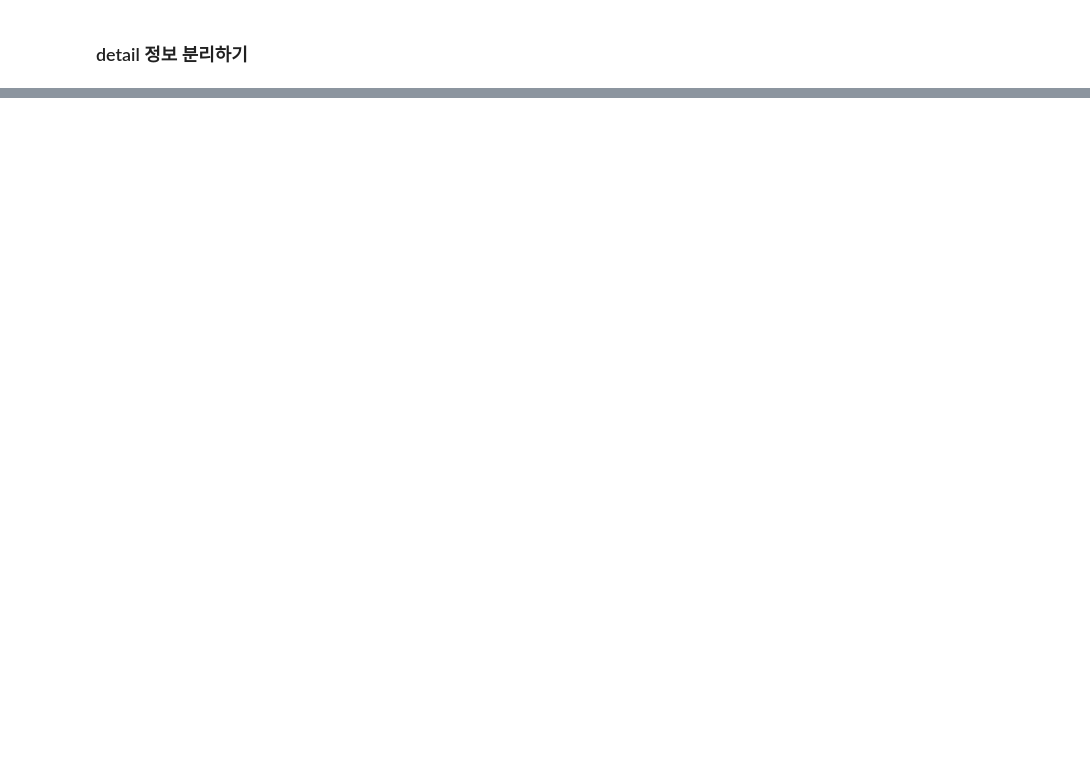
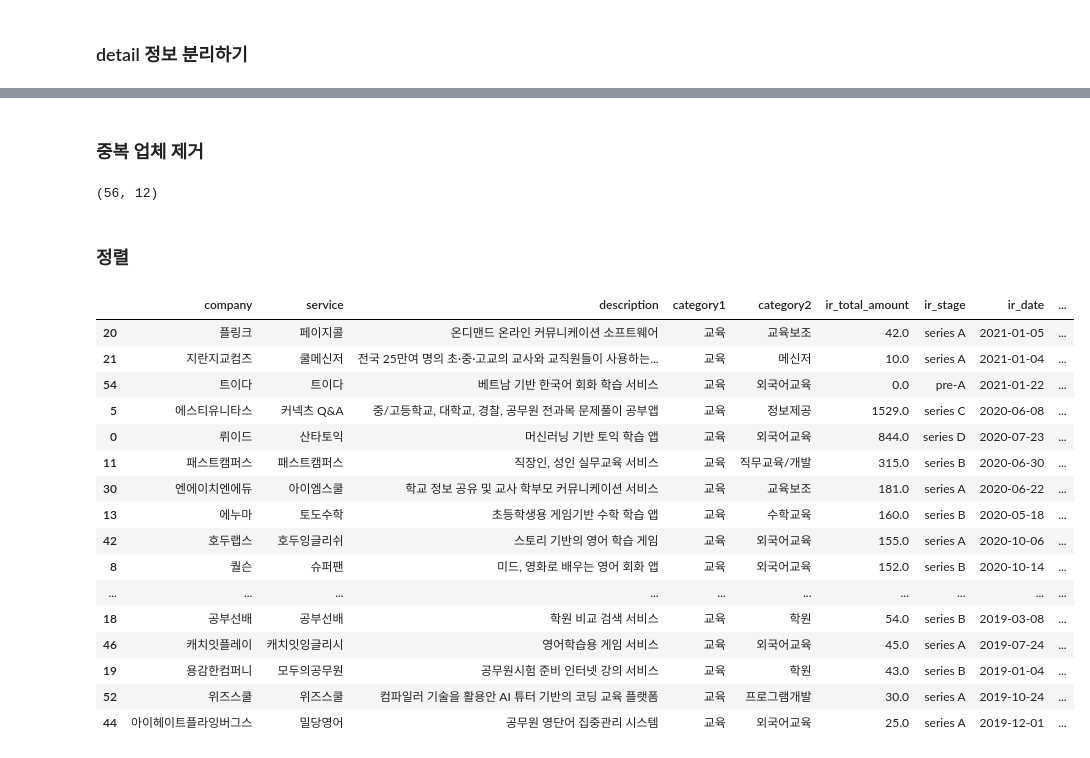
Before and after one commit to JessyMin/webpage_scraping, a Jupyter notebook: 02_theVC/scraping_thevc_byhand.ipynb, the cells around one changed output, grey strips where cells are left out. Drawn from its saved outputs; the diff is of its cells as text; code cells hidden in the pictures; blank space fills up the shorter version.

```diff
--- a/02_theVC/scraping_thevc_byhand.ipynb
+++ b/02_theVC/scraping_thevc_byhand.ipynb
@@ -182,0 +173,13 @@ df.head()
+# %%
+# O천만원 -> 억으로 변환
+
+def transform(amount):
+    if "천만원" in amount:
+        amount = amount.replace("천만원", "")
+        amount = int(amount) * 0.1
+    return amount
+
+
+df['ir_total_amount'] = df['ir_total_amount'].apply(transform)
+
+df['ir_total_amount'].str.contains("천만원").sum()
@@ -182,0 +188,8 @@ df.head()
+# %%
+# 텍스트 제거 -> 투자금액 숫자형으로 변환
+
+df['ir_total_amount'] = df['ir_total_amount'].str.replace("억", "")
+df['ir_total_amount'] = df['ir_total_amount'].str.replace("비공개", "0")
+
+df['ir_total_amount'] = pd.to_numeric(df['ir_total_amount'])
+df.info()
@@ -183,3 +229,35 @@ df.head()
+# %% [markdown]
+### 중복 업체 제거
+# %%
+df = df.drop_duplicates()
+# %%
+df.shape
+# %% [output]
+(56, 12)
+# %% [markdown]
+### 정렬
+# %%
+df = df.sort_values(by=['funding_year','ir_total_amount'], ascending=False)
+# %%
+df.head(40)
+# %% [output]
+|  | company | service | description | category1 | category2 | ir_total_amount | ir_stage | ir_date | ... |
+| 20 | 플링크 | 페이지콜 | 온디맨드 온라인 커뮤니케이션 소프트웨어 | 교육 | 교육보조 | 42.0 | series A | 2021-01-05 | ... |
+| 21 | 지란지교컴즈 | 쿨메신저 | 전국 25만여 명의 초·중·고교의 교사와 교직원들이 사용하는... | 교육 | 메신저 | 10.0 | series A | 2021-01-04 | ... |
+| 54 | 트이다 | 트이다 | 베트남 기반 한국어 회화 학습 서비스 | 교육 | 외국어교육 | 0.0 | pre-A | 2021-01-22 | ... |
+| 5 | 에스티유니타스 | 커넥츠 Q&A | 중/고등학교, 대학교, 경찰, 공무원 전과목 문제풀이 공부앱 | 교육 | 정보제공 | 1529.0 | series C | 2020-06-08 | ... |
+| 0 | 뤼이드 | 산타토익 | 머신러닝 기반 토익 학습 앱 | 교육 | 외국어교육 | 844.0 | series D | 2020-07-23 | ... |
+| 11 | 패스트캠퍼스 | 패스트캠퍼스 | 직장인, 성인 실무교육 서비스 | 교육 | 직무교육/개발 | 315.0 | series B | 2020-06-30 | ... |
+| 30 | 엔에이치엔에듀 | 아이엠스쿨 | 학교 정보 공유 및 교사 학부모 커뮤니케이션 서비스 | 교육 | 교육보조 | 181.0 | series A | 2020-06-22 | ... |
+| 13 | 에누마 | 토도수학 | 초등학생용 게임기반 수학 학습 앱 | 교육 | 수학교육 | 160.0 | series B | 2020-05-18 | ... |
+| 42 | 호두랩스 | 호두잉글리쉬 | 스토리 기반의 영어 학습 게임 | 교육 | 외국어교육 | 155.0 | series A | 2020-10-06 | ... |
+| 8 | 퀄슨 | 슈퍼팬 | 미드, 영화로 배우는 영어 회화 앱 | 교육 | 외국어교육 | 152.0 | series B | 2020-10-14 | ... |
+| ... | ... | ... | ... | ... | ... | ... | ... | ... | ... |
+| 18 | 공부선배 | 공부선배 | 학원 비교 검색 서비스 | 교육 | 학원 | 54.0 | series B | 2019-03-08 | ... |
+| 46 | 캐치잇플레이 | 캐치잇잉글리시 | 영어학습용 게임 서비스 | 교육 | 외국어교육 | 45.0 | series A | 2019-07-24 | ... |
+| 19 | 용감한컴퍼니 | 모두의공무원 | 공무원시험 준비 인터넷 강의 서비스 | 교육 | 학원 | 43.0 | series B | 2019-01-04 | ... |
+| 52 | 위즈스쿨 | 위즈스쿨 | 컴파일러 기술을 활용안 AI 튜터 기반의 코딩 교육 플랫폼 | 교육 | 프로그램개발 | 30.0 | series A | 2019-10-24 | ... |
+| 44 | 아이헤이트플라잉버그스 | 밀당영어 | 공무원 영단어 집중관리 시스템 | 교육 | 외국어교육 | 25.0 | series A | 2019-12-01 | ... |
 # %%
 # 파일로 저장하기
 import pandas as pd
```
Also changed, not shown: parts of 19 cells of this notebook, 1 other file.
